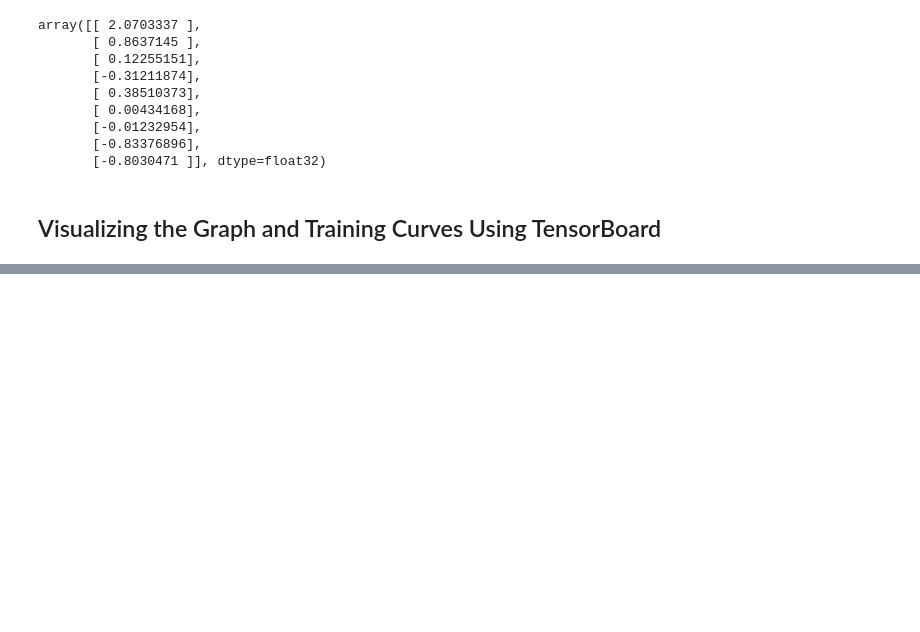
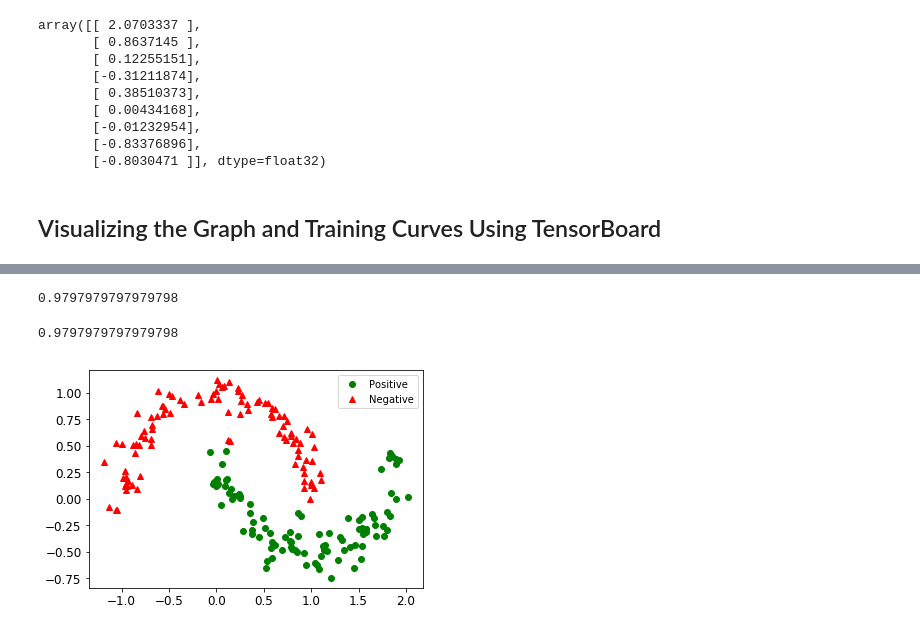
Before and after one commit to nate-browne/Intro-to-ML, a Jupyter notebook: exercises/Chapter 9 – Up and Running with TensorFlow.ipynb, the cells around one changed output, grey strips where cells are left out. Saved outputs shown, nothing was run; the diff lists cells and outputs as text; code cells hidden in the pictures; blank space fills up the shorter version.

```diff
--- a/exercises/Chapter 9 – Up and Running with TensorFlow.ipynb
+++ b/exercises/Chapter 9 – Up and Running with TensorFlow.ipynb
@@ -527,0 +761,11 @@ array([[ 2.0703337 ],
+# %%
+X_train_enhanced = np.c_[X_train,
+                         np.square(X_train[:, 1]),
+                         np.square(X_train[:, 2]),
+                         X_train[:, 1] ** 3,
+                         X_train[:, 2] ** 3]
+X_test_enhanced = np.c_[X_test,
+                        np.square(X_test[:, 1]),
+                        np.square(X_test[:, 2]),
+                        X_test[:, 1] ** 3,
+                        X_test[:, 2] ** 3]
@@ -527,0 +808,10 @@ array([[ 2.0703337 ],
+# %%
+n_inputs = 2 + 4
+logdir = log_dir("logreg")
+
+X = tf.placeholder(tf.float32, shape=(None, n_inputs + 1), name="X")
+y = tf.placeholder(tf.float32, shape=(None, 1), name="y")
+
+y_proba, loss, training_op, loss_summary, init, saver = logistic_regression(X, y)
+
+file_writer = tf.summary.FileWriter(logdir, tf.get_default_graph())
@@ -527,0 +877,20 @@ array([[ 2.0703337 ],
+# %%
+y_pred = (y_proba_val >= 0.5)
+# %%
+precision_score(y_test, y_pred)
+# %% [output]
+0.9797979797979798
+# %%
+recall_score(y_test, y_pred)
+# %% [output]
+0.9797979797979798
+# %%
+# Plot the data
+
+y_pred_idx = y_pred.reshape(-1) # a 1D array rather than a column vector
+plt.plot(X_test[y_pred_idx, 1], X_test[y_pred_idx, 2], 'go', label="Positive")
+plt.plot(X_test[~y_pred_idx, 1], X_test[~y_pred_idx, 2], 'r^', label="Negative")
+plt.legend()
+plt.show()
+# %% [output]
+[figure, added]
```
Also changed, not shown: parts of 51 cells of this notebook.
